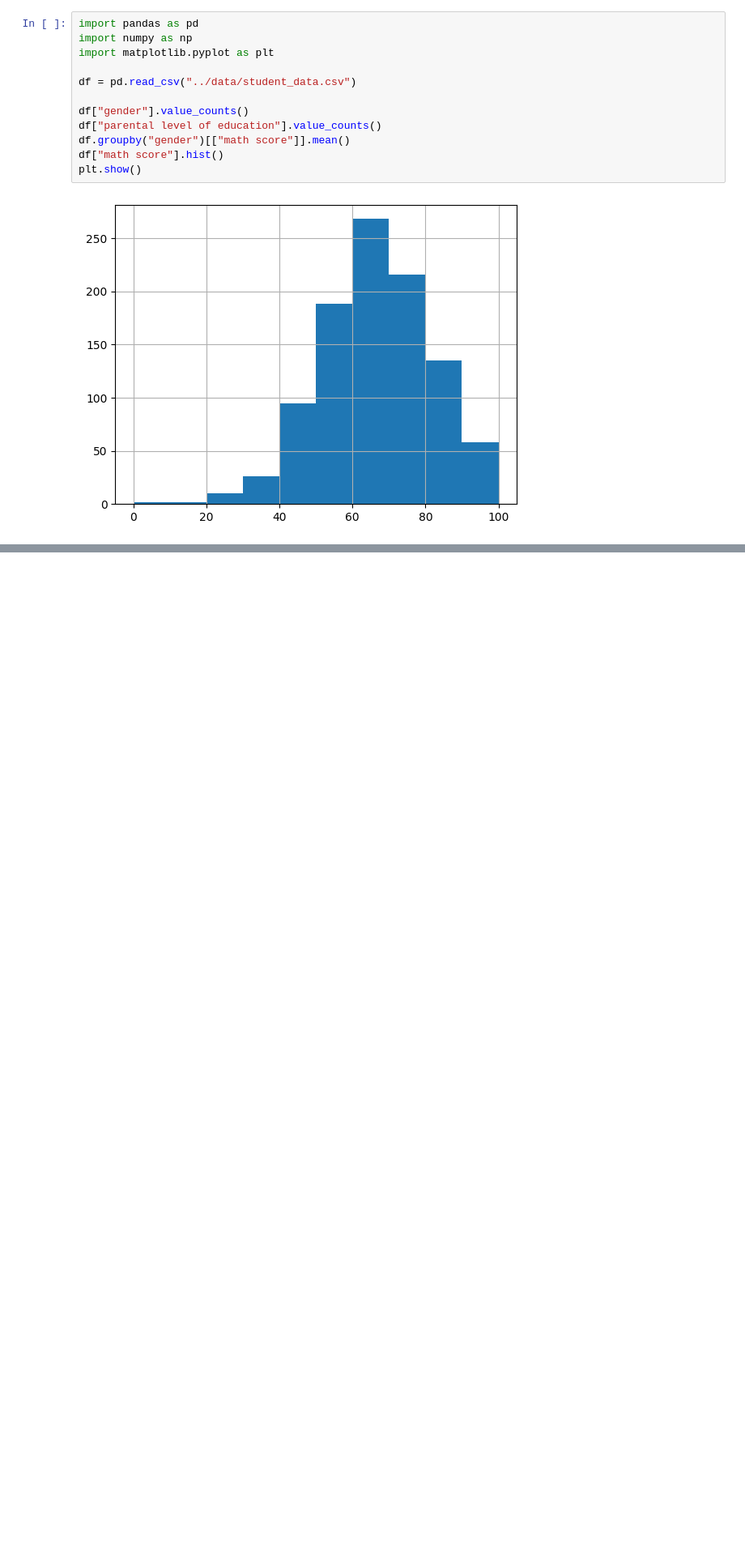
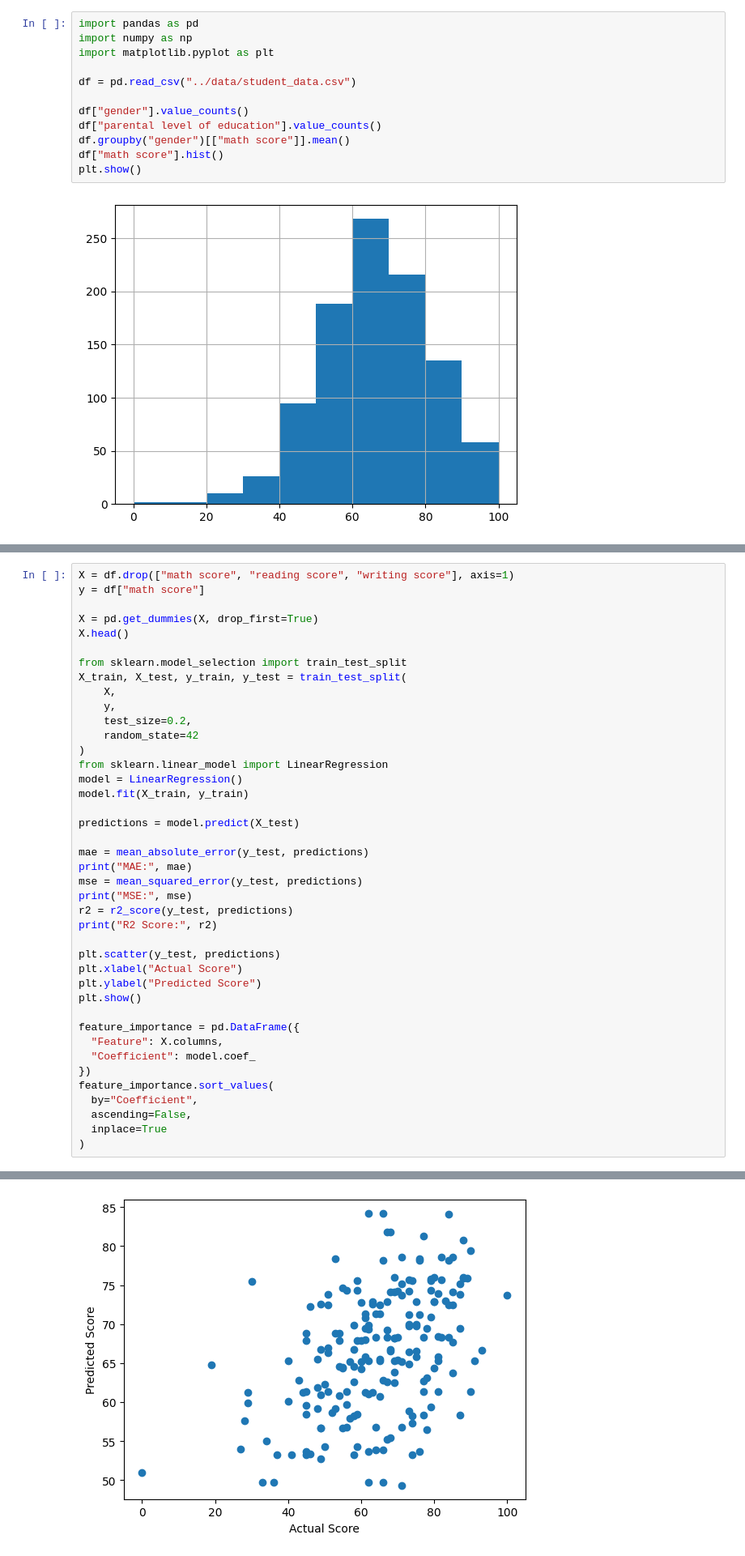
Before and after one commit to SonnNguyenn/student-score-predictor, a Jupyter notebook: notebook/exploration.ipynb, the cells around one changed output, grey strips where cells are left out. Shown at 81% size. Drawn from its saved outputs; the diff is of its cells as text; blank space fills up the shorter version.

Commit message:
Compared realistic regression model

```diff
--- a/notebook/exploration.ipynb
+++ b/notebook/exploration.ipynb
@@ -102 +102,43 @@ R2 Score: 0.8804332983749565
 [figure]
+# %%
+X = df.drop(["math score", "reading score", "writing score"], axis=1)
+y = df["math score"]
+
+X = pd.get_dummies(X, drop_first=True)
+X.head()
+
+from sklearn.model_selection import train_test_split
+X_train, X_test, y_train, y_test = train_test_split(
+    X,
+    y,
+    test_size=0.2,
+    random_state=42
+)
+from sklearn.linear_model import LinearRegression
+model = LinearRegression()
+model.fit(X_train, y_train)
+
+predictions = model.predict(X_test)
+
+mae = mean_absolute_error(y_test, predictions)
+print("MAE:", mae)
+mse = mean_squared_error(y_test, predictions)
+print("MSE:", mse)
+r2 = r2_score(y_test, predictions)
+print("R2 Score:", r2)
+
+plt.scatter(y_test, predictions)
+plt.xlabel("Actual Score")
+plt.ylabel("Predicted Score")
+plt.show()
+
+feature_importance = pd.DataFrame({
+  "Feature": X.columns,
+  "Coefficient": model.coef_
+})
+feature_importance.sort_values(
+  by="Coefficient",
+  ascending=False,
+  inplace=True
+)
+# %% [output]
@@ -102,0 +148 @@ R2 Score: 0.8804332983749565
+[figure, added]
```
Also changed, not shown: parts of 2 cells of this notebook.
